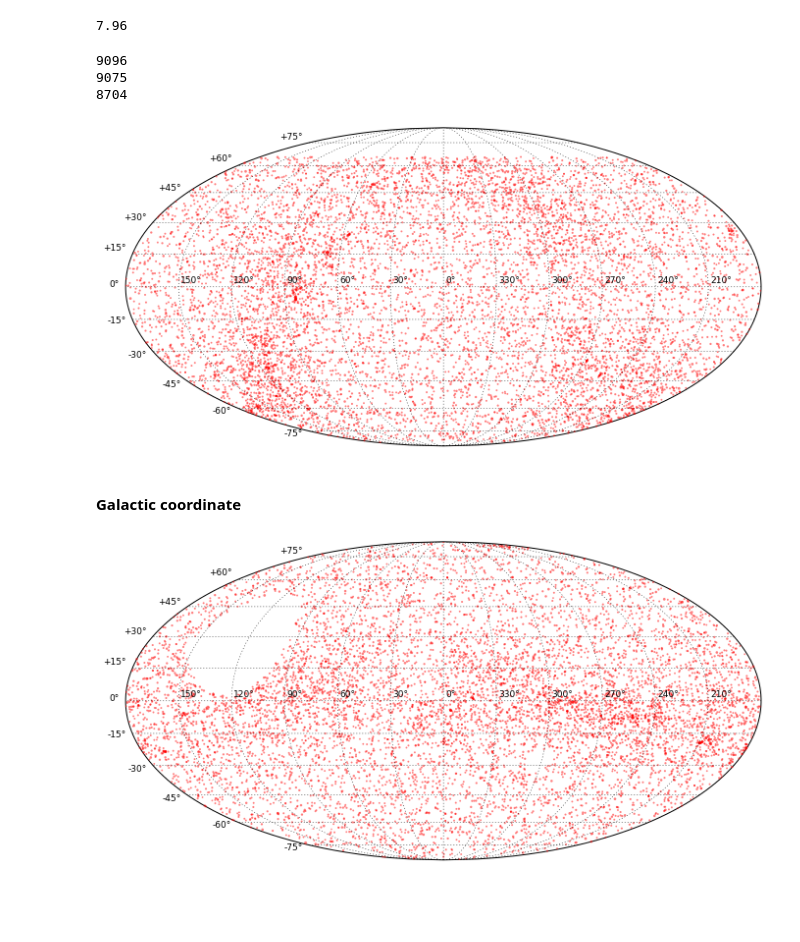
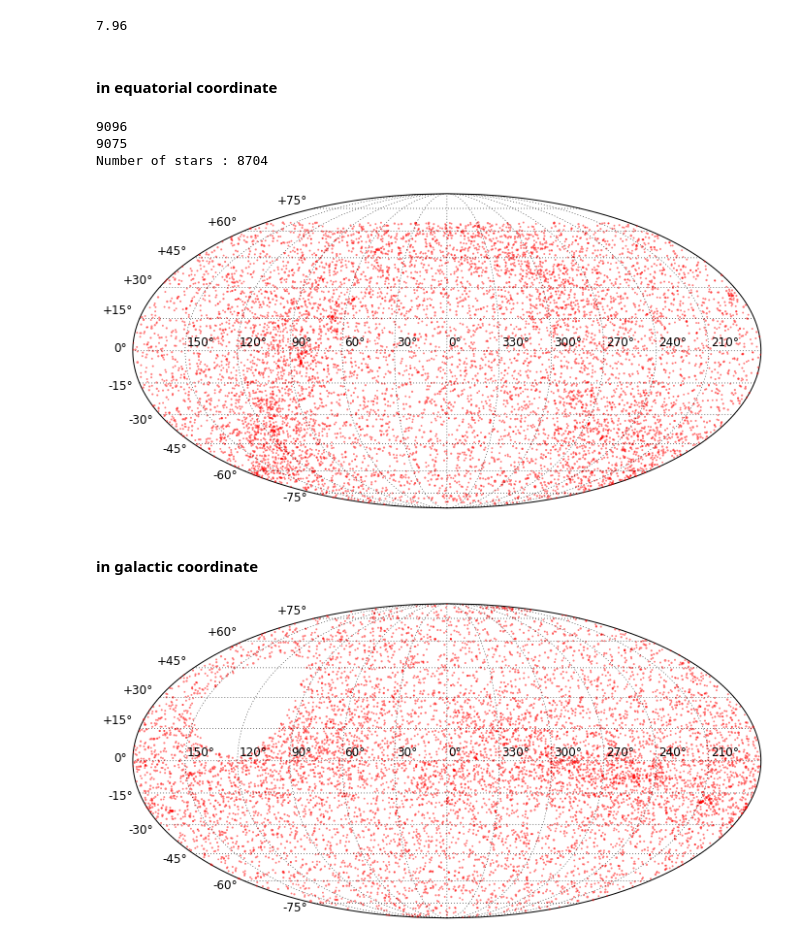
Before and after one commit to ridlo/timau, a Jupyter notebook: sky_coverage.ipynb, the cells around one changed output. Drawn from its saved outputs; the diff is of its cells as text; code cells hidden in the pictures; blank space fills up the shorter version.

```diff
--- a/sky_coverage.ipynb
+++ b/sky_coverage.ipynb
@@ -90,6 +91,8 @@ array([-0.72, -1.46, -0.04, -0.01])
 mag.max()
 # %% [output]
 7.96
+# %% [markdown]
+#### in equatorial coordinate
 # %%
 eq = SkyCoord(ra=ra, dec=dec, unit=(u.hourangle, u.deg), frame='fk5')
 # %%
@@ -99,37 +102,36 @@ deco = eq.dec.value[mask1]
 print len(deco)
 mask2 = deco < decMaxN
 decoo = deco[mask2]
-print len(decoo)
+print "Number of stars :", len(decoo)
 # %% [output]
 9096
 9075
-8704
+Number of stars : 8704
 # %%
 rao = eq.ra.value[mask1]
 raoo = rao[mask2]
 # %%
 fig = plt.figure(figsize=(12,6))
 main_ax = plt.axes([0.05, .19, .9, .75])  # rect=L,B,W,H
 
 # Set up the projection and draw a grid.
 m = AllSkyMap(ax=main_ax, projection='moll')
 m.drawmapboundary(fill_color='white')
-m.drawparallels(np.arange(-75,76,15), linewidth=0.5, dashes=[1,2],
-    labels=[1,0,0,0], fontsize=9)
+m.drawparallels(np.arange(-75,76,15), linewidth=0.5, dashes=[1,2], labels=[1,0,0,0], fontsize=12)
 m.drawmeridians(np.arange(-150,151,30), linewidth=0.5, dashes=[1,2])
 
 x, y = m(raoo, decoo)
 cr_pts = m.scatter(x, y, s=(mag.max()+2 - mag), c='r', marker='o', linewidths=0.5, edgecolors='none', alpha=0.5)
 
 # Label a subset of meridians.
 lons = np.arange(-150,151,30)
-m.label_meridians(lons, fontsize=9, vnudge=1, halign='left', hnudge=-1)  # nudge<0 shifts to right
+m.label_meridians(lons, fontsize=12, vnudge=1, halign='left', hnudge=-1)  # nudge<0 shifts to right
 
 plt.show()
 # %% [output]
-[figure, old version]
+[figure, new version]
 # %% [markdown]
-#### Galactic coordinate
+#### in galactic coordinate
 # %%
 gal = SkyCoord(l=l, b=b, unit=(u.deg, u.deg), frame='galactic')
 # %%
@@ -145,8 +147,7 @@ main_ax = plt.axes([0.05, .19, .9, .75])  # rect=L,B,W,H
 # Set up the projection and draw a grid.
 m = AllSkyMap(ax=main_ax, projection='moll')
 m.drawmapboundary(fill_color='white')
-m.drawparallels(np.arange(-75,76,15), linewidth=0.5, dashes=[1,2],
-    labels=[1,0,0,0], fontsize=9)
+m.drawparallels(np.arange(-75,76,15), linewidth=0.5, dashes=[1,2], labels=[1,0,0,0], fontsize=12)
 m.drawmeridians(np.arange(-150,151,30), linewidth=0.5, dashes=[1,2])
 
 x, y = m(loo, boo)
@@ -155,8 +156,8 @@ cr_pts = m.scatter(x, y, s=(mag.max()+2 - mag), c='r', marker='o', linewidths=0.
 
 # Label a subset of meridians.
 lons = np.arange(-150,151,30)
-m.label_meridians(lons, fontsize=9, vnudge=1, halign='left', hnudge=-1)  # nudge<0 shifts to right
+m.label_meridians(lons, fontsize=12, vnudge=1, halign='left', hnudge=-1)  # nudge<0 shifts to right
 
 plt.show()
 # %% [output]
-[figure, old version]
+[figure, new version]
```
Also changed, not shown: parts of 6 cells of this notebook.
